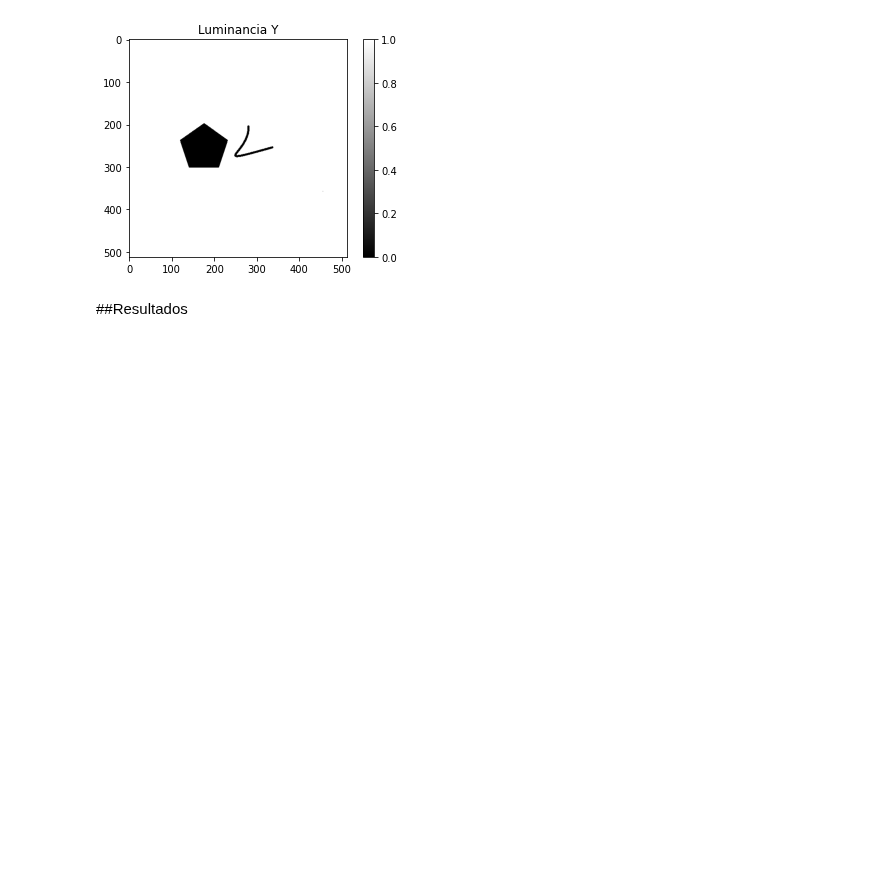
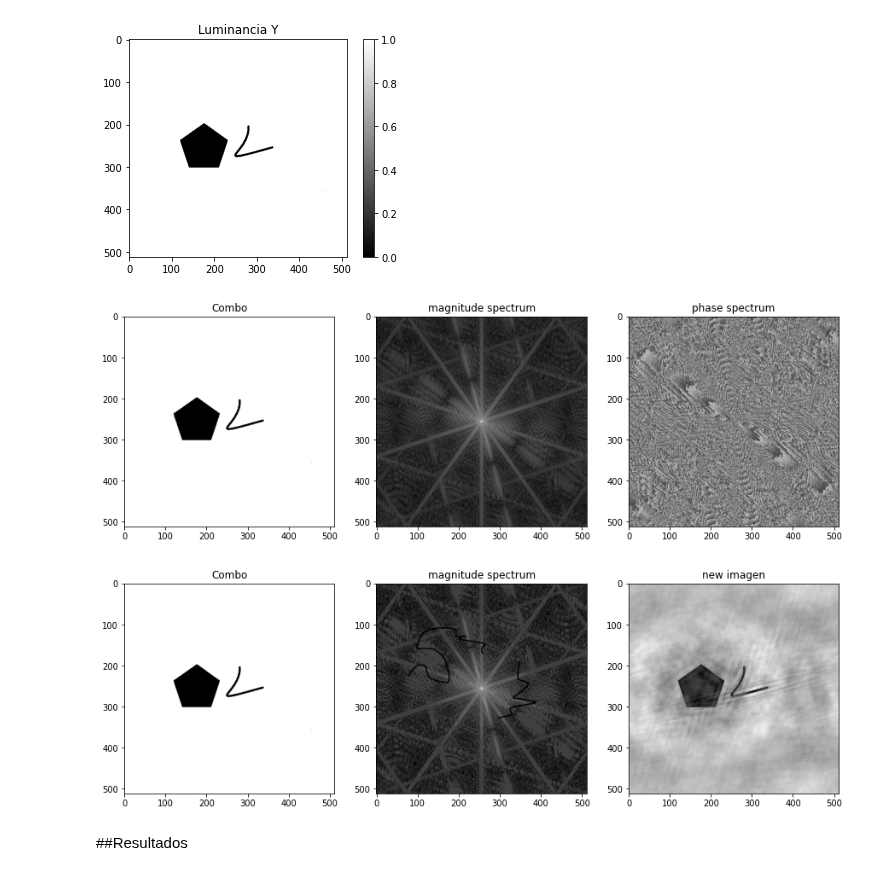
Before and after one commit to RonnyGuevara/COLAB, a Jupyter notebook: TP5/Práctica_5_PDI.ipynb, the cells around one changed output. Cells and saved outputs as stored; diff of their text form; code cells hidden in the pictures; blank space fills up the shorter version.

```diff
--- a/TP5/Práctica_5_PDI.ipynb
+++ b/TP5/Práctica_5_PDI.ipynb
@@ -157,6 +160,37 @@ plot2_image(y,'Luminancia Y',cmap='gray')
 [figure]
 <Figure size 7200x7200 with 0 Axes>
 [figure]
+# %%
+mag, phase = fft_imagen(y)
+fig, axes = plt.subplots(1, 3)
+fig.set_size_inches(15,10)
+axes[0].imshow(y,'gray')
+axes[0].set_title(Imagen)
+axes[1].imshow(mag,'gray')
+axes[1].set_title('magnitude spectrum')
+axes[2].imshow(phase,'gray')
+axes[2].set_title('phase spectrum')
+plt.show()
+factor = 255/ np.max(mag)
+io.imwrite('mag_spectrum.bmp', np.uint8(np.clip(mag * factor, 0., 255.)), 'bmp')
+io.imwrite('phase spectrum.tif', phase, 'tif') #TIF es un formato de archivo informático para almacenar imágenes de mapa de bits
+#files.download('mag_spectrum.bmp')
+image_mag =io.imread('modified_image.bmp', as_gray=True)
+image_mag =image_mag/factor
+image_phase = io.imread('phase spectrum.tif')
+image_final=ifft_imagen(image_mag, image_phase)
+fig, axes = plt.subplots(1, 3)
+fig.set_size_inches(15,10)
+axes[0].imshow(y,'gray')
+axes[0].set_title(Imagen)
+axes[1].imshow(image_mag,'gray')
+axes[1].set_title('magnitude spectrum')
+axes[2].imshow(image_final, 'gray')
+axes[2].set_title('new imagen')
+plt.show()
+# %% [output]
+[figure, added]
+[figure, added]
 # %% [markdown]
 ##Resultados
 # %% [markdown]
```
Also changed, not shown: parts of 3 cells of this notebook.
